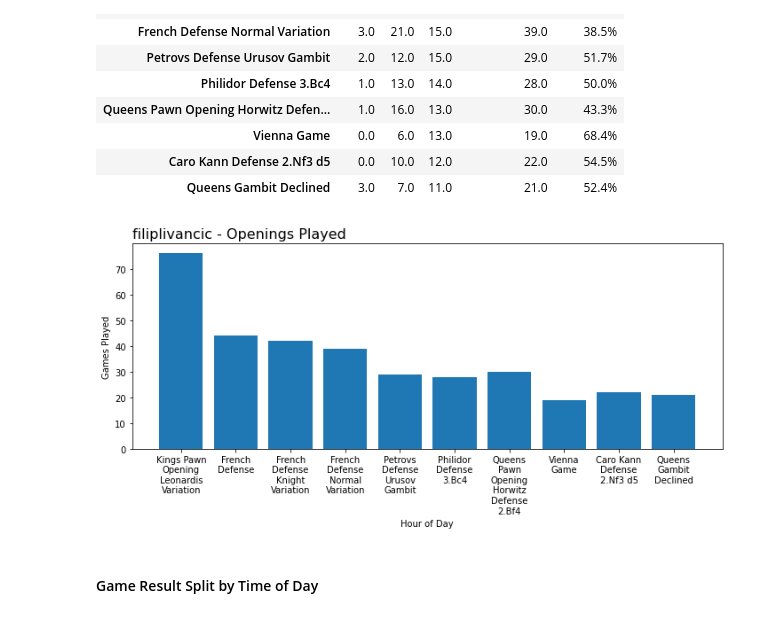
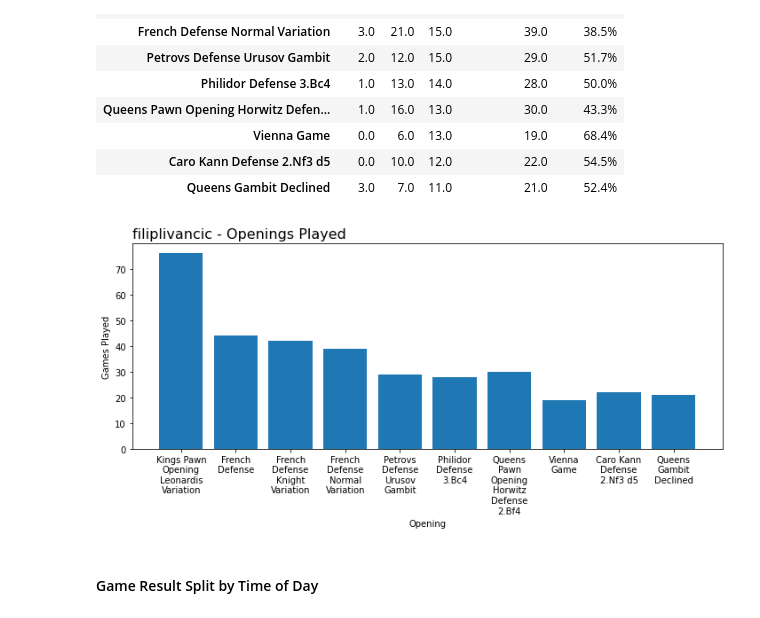
Before and after one commit to Filpill/chess_analysis, a Jupyter notebook: chess_analysis_v2.ipynb, the cells around one changed output. Cells and saved outputs as stored; diff of their text form; code cells hidden in the pictures.

Commit message:
fixed typo on bar chart

```diff
--- a/chess_analysis_v2.ipynb
+++ b/chess_analysis_v2.ipynb
@@ -330,19 +330,19 @@ df_openings.head(10)
 # %%
 #Setting number of openings to display and wrapping text for readability
 number_of_openings = 10
 opening_name_newlines = ['\n'.join(wrap(open,10)) for i,open in enumerate(df_openings.index[0:number_of_openings])]
 # opening_name_newlines = [('\n' if i % 2 == 1 else '') + opening_name_newlines[i]  for i in range(number_of_openings)] #KEEP IN CASE WE NEED TO ALTERNATE Y POSITION OF X-TICK
 
 fig, ax = plt.subplots(figsize=(10,5))
 ax.bar(opening_name_newlines,df_openings['Games Played'].head(number_of_openings))
 ax.set_title(f'{player} - Openings Played ',loc='left',fontsize=16)
-ax.set_xlabel('Hour of Day', fontsize = 10)
+ax.set_xlabel('Opening', fontsize = 10)
 ax.set_ylabel('Games Played', fontsize=10)
 
 # plt.subplots_adjust(bottom=0.25) #adjusting plot to prevent x-label cutoff
 plt.tight_layout()
 # %% [output]
-[figure, old version]
+[figure, new version]
 # %% [markdown]
 #### Game Result Split by Time of Day
 # %%
```
